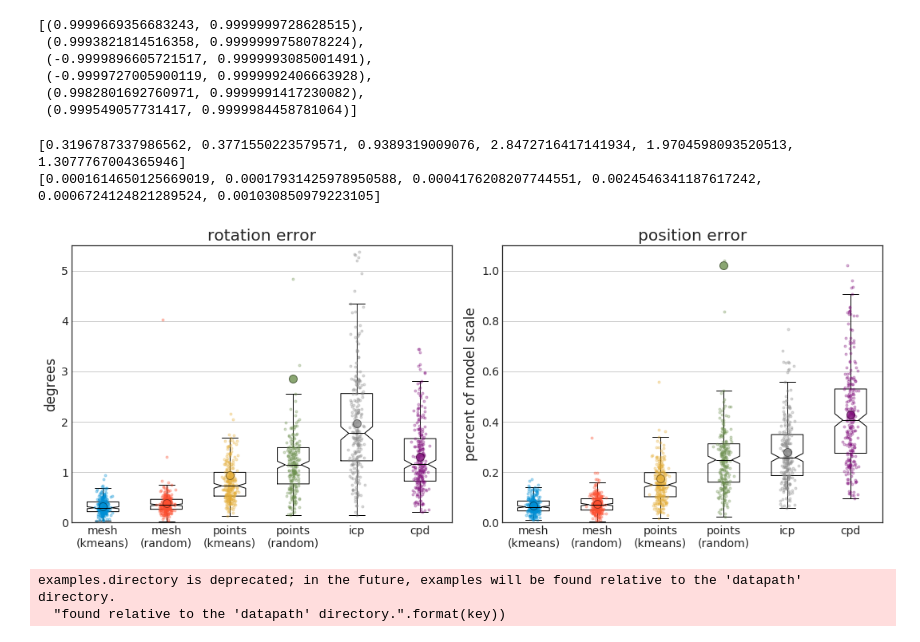
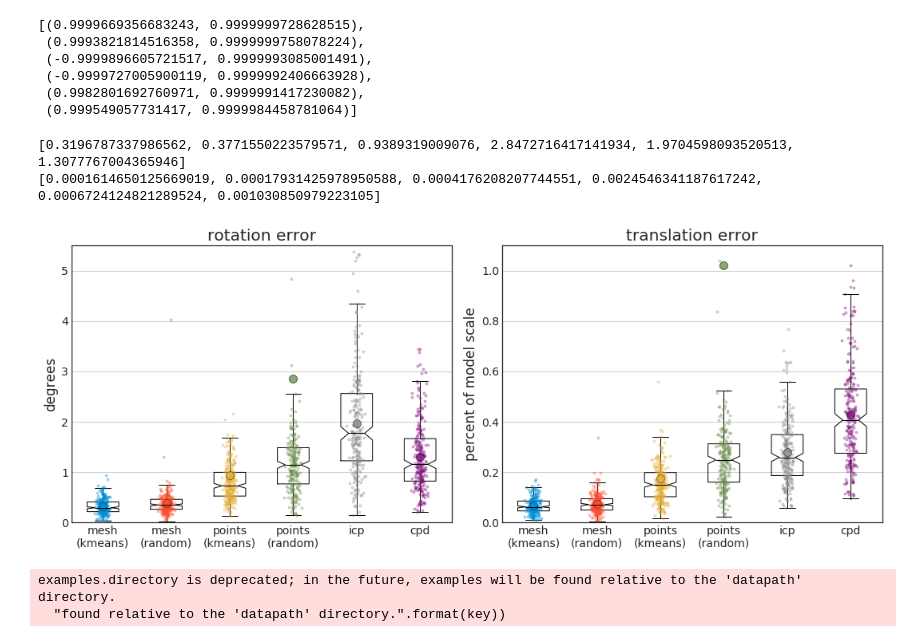
Before and after one commit to leonidk/direct_gmm, a Jupyter notebook: reg_viz.ipynb, the cells around one changed output. Drawn from its saved outputs; the diff is of its cells as text; code cells hidden in the pictures.

```diff
--- a/reg_viz.ipynb
+++ b/reg_viz.ipynb
@@ -65,35 +65,35 @@ plt.ylim(top=5.5)
 plt.grid(True,axis='y')
 plt.subplot(1,2,2)
 
 plt.boxplot([_[:,1]/model_scale * 100 for _ in res],labels=names,notch=True,flierprops={'marker':''},medianprops={'color':'k'})
 #plt.ylim(0,0.01)
-plt.title('position error')
+plt.title('translation error')
 plt.ylabel('percent of model scale')
 #print([2*np.arccos(abs(_[:,0])).mean() for _ in res])
 print([_.mean() for _ in angle_errors])
 
 print([_[:,1].mean() for _ in res])
 #print([2*np.arccos(abs(_[:,0])).max() for _ in res])
 
 plt.ylim(bottom=0)
 for i,err in enumerate(res):
     y = err[:,1]/model_scale * 100
     x = np.random.normal(i+1, 0.05, size=len(y))
     p = plt.plot(x,y,'.',alpha=0.3)
     plt_color = matplotlib.colors.hex2color(p[0].get_color())
     clr2 = tuple(np.array(plt_color)*0.5)
     plt.plot(i+1,y.mean(),'.',c=plt_color,ms=20,alpha=0.8,mec=clr2,lw=1.0)
 #plt.ylim(top=0.025/0.05)
 plt.ylim(top=1.1)
 plt.grid(True,axis='y')
 plt.tight_layout()
 
 
 fig.savefig('new-viz-k100_2.pdf', facecolor=fig.get_facecolor(), edgecolor='none')
 # %% [output]
 [0.3196787337986562, 0.3771550223579571, 0.9389319009076, 2.8472716417141934, 1.9704598093520513, 1.3077767004365946]
 [0.0001614650125669019, 0.00017931425978950588, 0.0004176208207744551, 0.0024546341187617242, 0.0006724124821289524, 0.001030850979223105]
-[figure, old version]
+[figure, new version]
 # %%
 plt.rcParams
 # %% [output]
```
Also changed, not shown: 5 other files.
